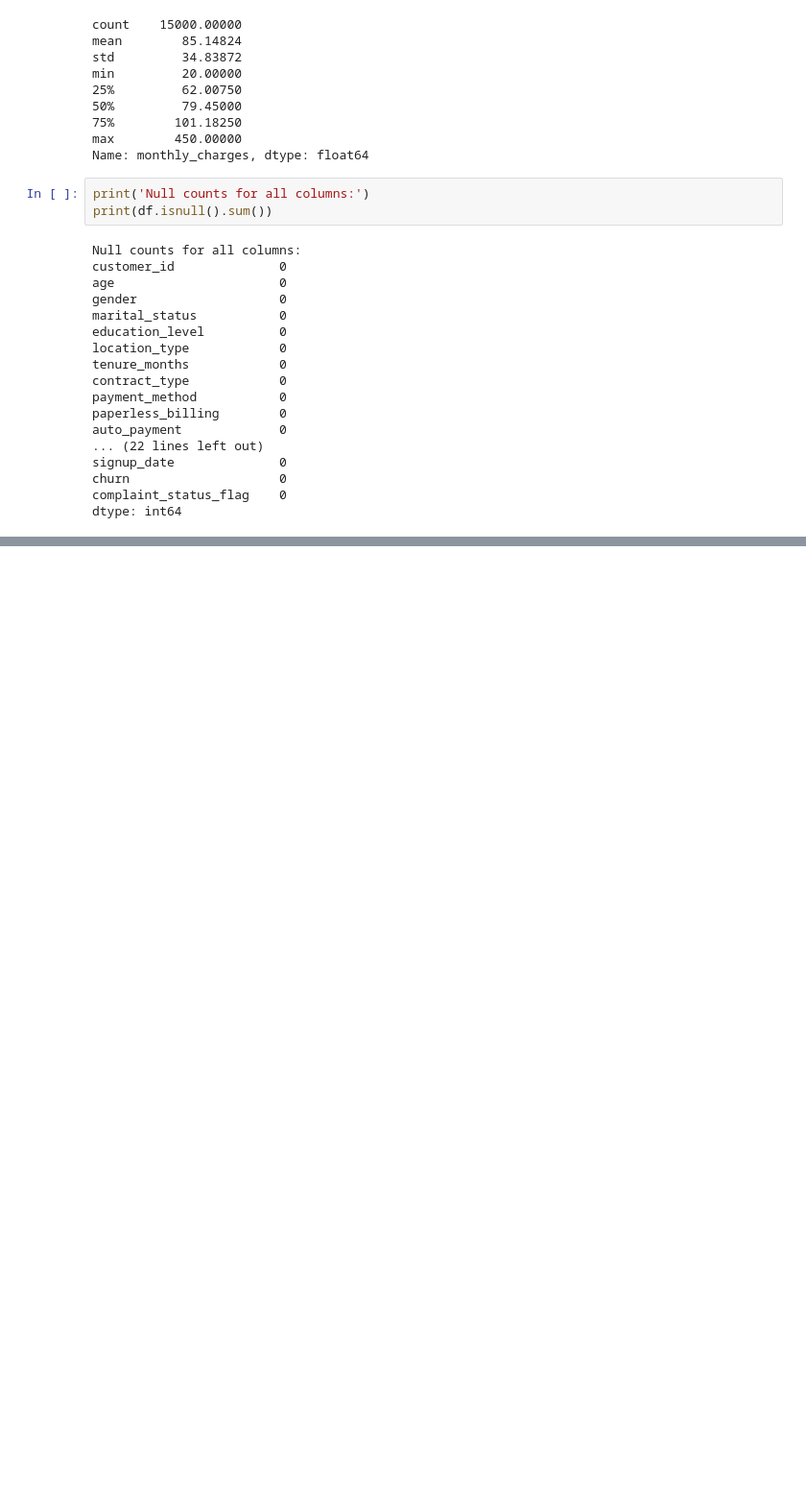
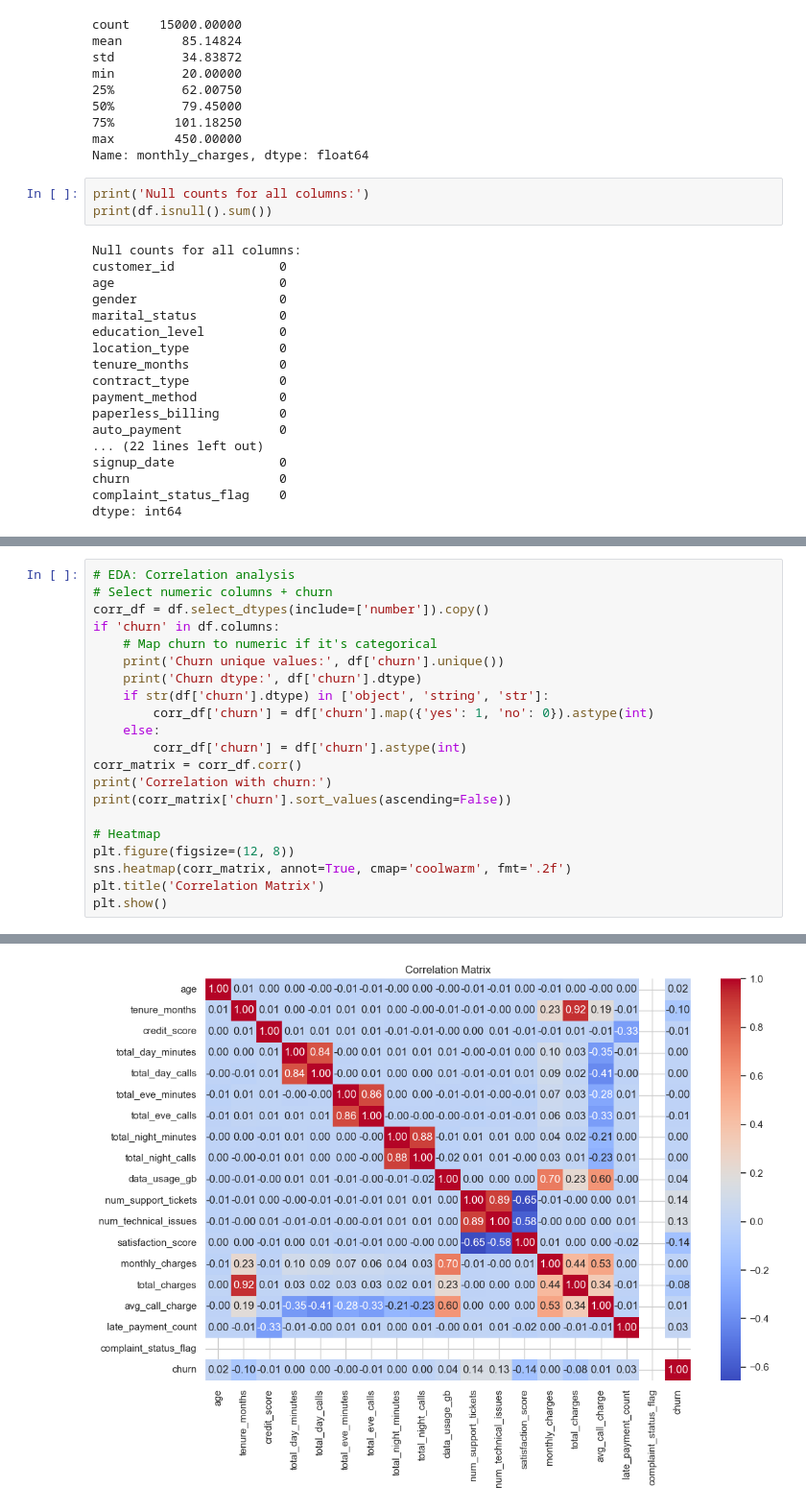
Before and after one commit to njagan04/ds-telecomer_customer_churn, a Jupyter notebook: main.ipynb, the cells around one changed output, grey strips where cells are left out. Shown at 96% size. Saved outputs shown, nothing was run; the diff lists cells and outputs as text; blank space fills up the shorter version.

```diff
--- a/main.ipynb
+++ b/main.ipynb
@@ -169,0 +244,22 @@ display(df)
+# %%
+# EDA: Correlation analysis
+# Select numeric columns + churn
+corr_df = df.select_dtypes(include=['number']).copy()
+if 'churn' in df.columns:
+    # Map churn to numeric if it's categorical
+    print('Churn unique values:', df['churn'].unique())
+    print('Churn dtype:', df['churn'].dtype)
+    if str(df['churn'].dtype) in ['object', 'string', 'str']:
+        corr_df['churn'] = df['churn'].map({'yes': 1, 'no': 0}).astype(int)
+    else:
+        corr_df['churn'] = df['churn'].astype(int)
+corr_matrix = corr_df.corr()
+print('Correlation with churn:')
+print(corr_matrix['churn'].sort_values(ascending=False))
+
+# Heatmap
+plt.figure(figsize=(12, 8))
+sns.heatmap(corr_matrix, annot=True, cmap='coolwarm', fmt='.2f')
+plt.title('Correlation Matrix')
+plt.show()
+# %% [output]
@@ -169,0 +283 @@ display(df)
+[figure, added]
```
Also changed, not shown: parts of 13 cells of this notebook.
